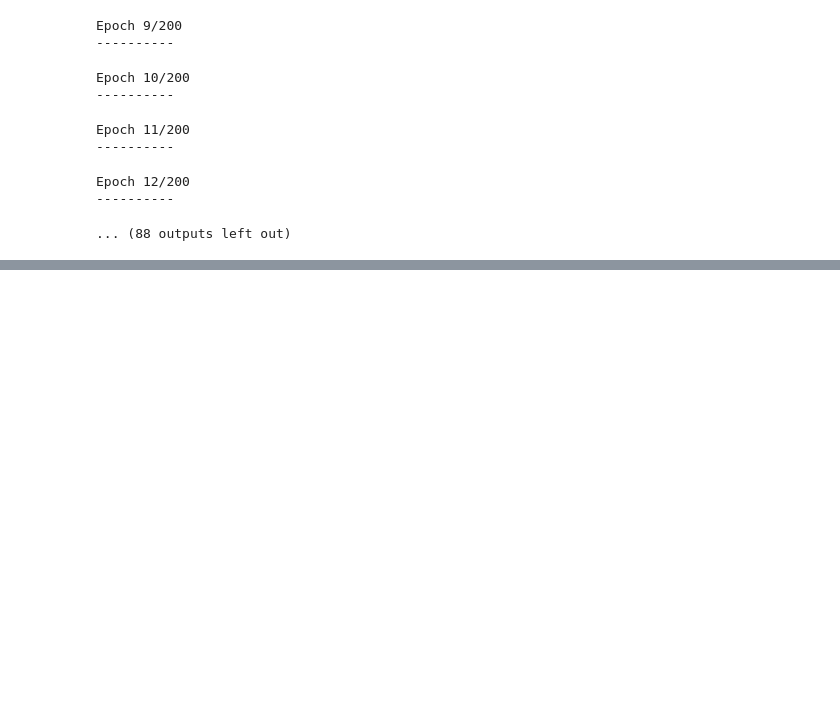
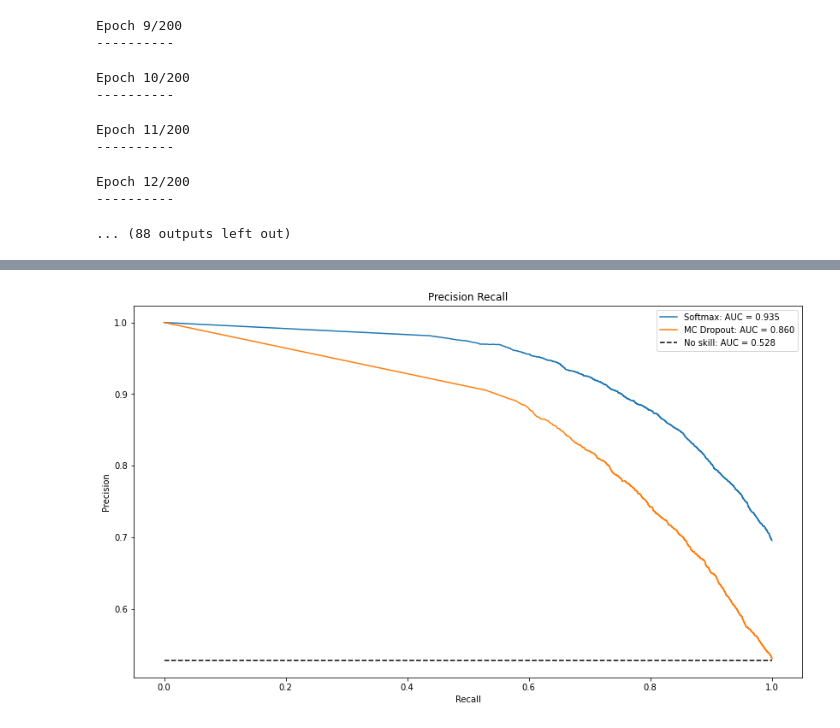
Before and after one commit to vlasakjiri/uncertainty-estimations, a Jupyter notebook: classification-cifar.ipynb, the cells around one changed output, grey strips where cells are left out. Saved outputs shown, nothing was run; the diff lists cells and outputs as text; code cells hidden in the pictures; blank space fills up the shorter version.

```diff
--- a/classification-cifar.ipynb
+++ b/classification-cifar.ipynb
@@ -186,0 +207,17 @@ plt.show()
+# %%
+no_skill = correct.sum() / len(correct)
+plt.figure(figsize=(14,8))
+plt.title('Precision Recall')
+for curve in curves:
+    plt.plot(curve["recall"], curve["prec"], label=f"{curve['label']}: AUC = {curve['aupr']:.3f}")
+# axis labels
+plt.plot([0, 1], [no_skill, no_skill], color="k", linestyle='--', label=f'No skill: AUC = {no_skill:.3f}')
+
+plt.xlabel('Recall')
+plt.ylabel('Precision')
+# show the legend
+plt.legend()
+# show the plot
+plt.show()
+# %% [output]
+[figure, added]
```
Also changed, not shown: parts of 4 cells of this notebook, 1 other file.
